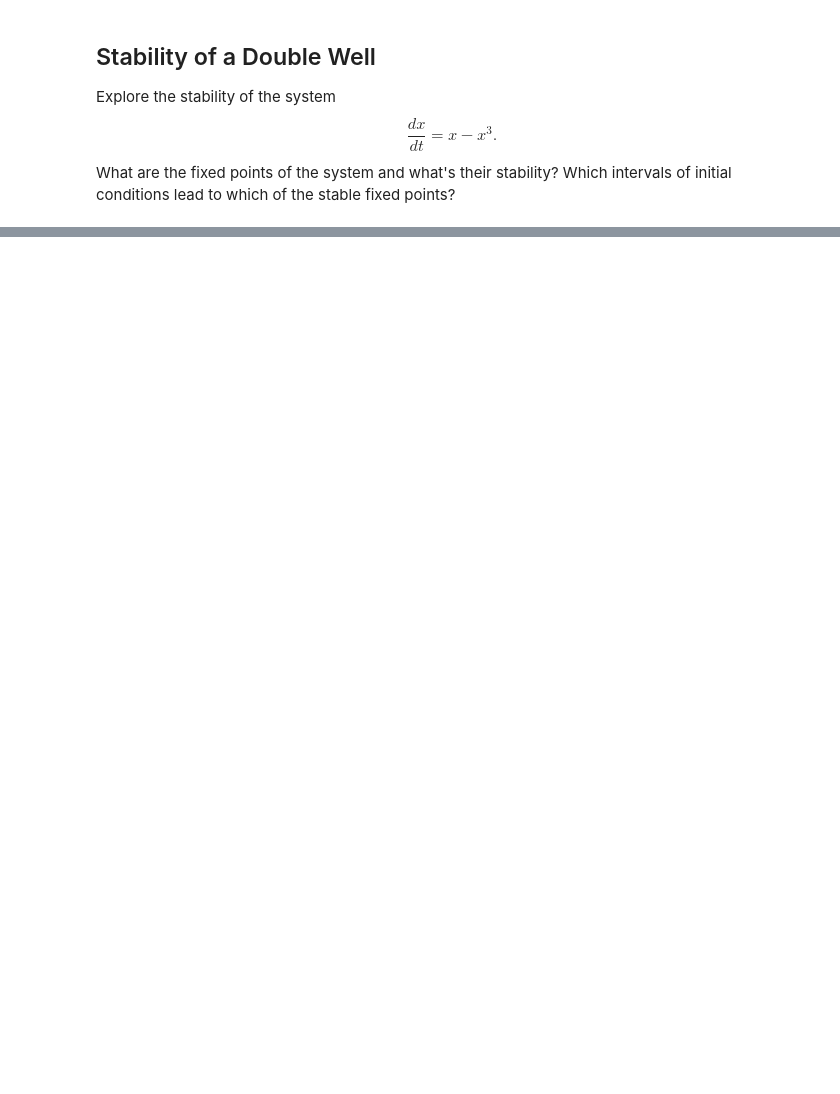
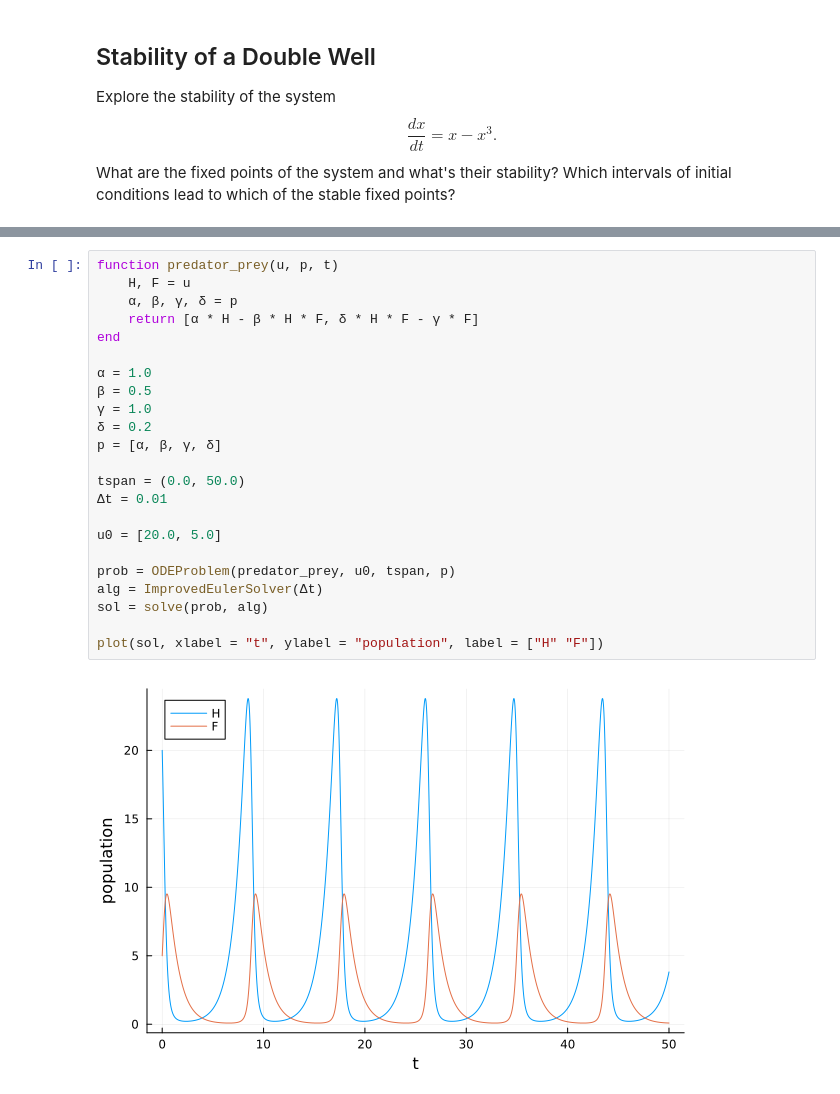
Before and after one commit to TUM-PIK-ESM/TUM-Dynamics-Lecture, a Jupyter notebook: exercises/exercise-3/exercise3_solutions.ipynb, the cells around one changed output, grey strips where cells are left out. Saved outputs shown, nothing was run; the diff lists cells and outputs as text; blank space fills up the shorter version.

```diff
--- a/exercises/exercise-3/exercise3_solutions.ipynb
+++ b/exercises/exercise-3/exercise3_solutions.ipynb
@@ -106,0 +157,25 @@ Remember to commit and push your code to your Git repository that you created la
+# %%
+function predator_prey(u, p, t)
+    H, F = u
+    α, β, γ, δ = p
+    return [α * H - β * H * F, δ * H * F - γ * F]
+end
+
+α = 1.0
+β = 0.5
+γ = 1.0
+δ = 0.2
+p = [α, β, γ, δ]
+
+tspan = (0.0, 50.0)
+Δt = 0.01
+
+u0 = [20.0, 5.0]
+
+prob = ODEProblem(predator_prey, u0, tspan, p)
+alg = ImprovedEulerSolver(Δt)
+sol = solve(prob, alg)
+
+plot(sol, xlabel = "t", ylabel = "population", label = ["H" "F"])
+# %% [output]
+[figure, added]
```
Also changed, not shown: parts of 18 cells of this notebook.
